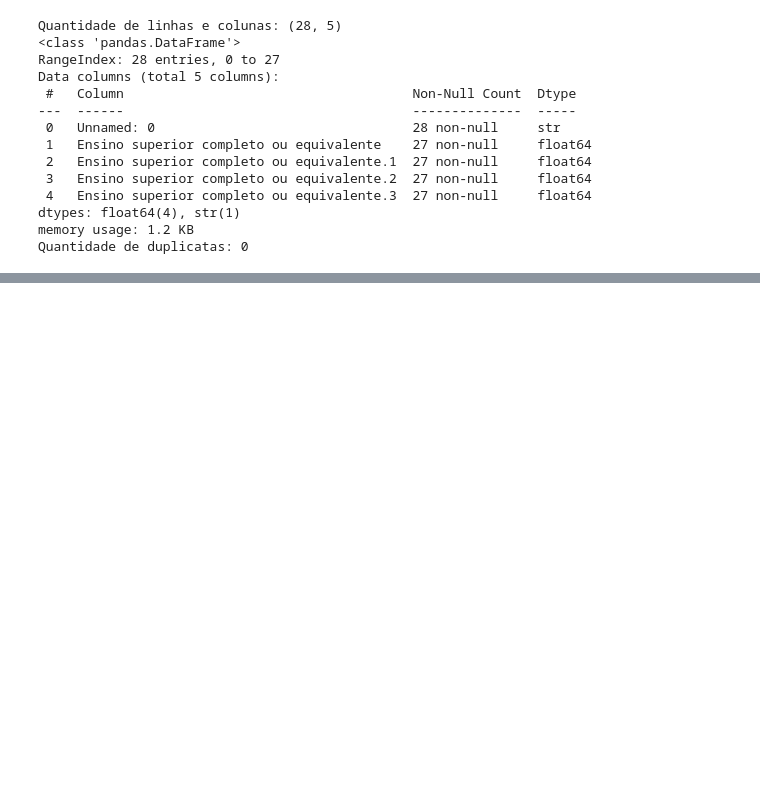
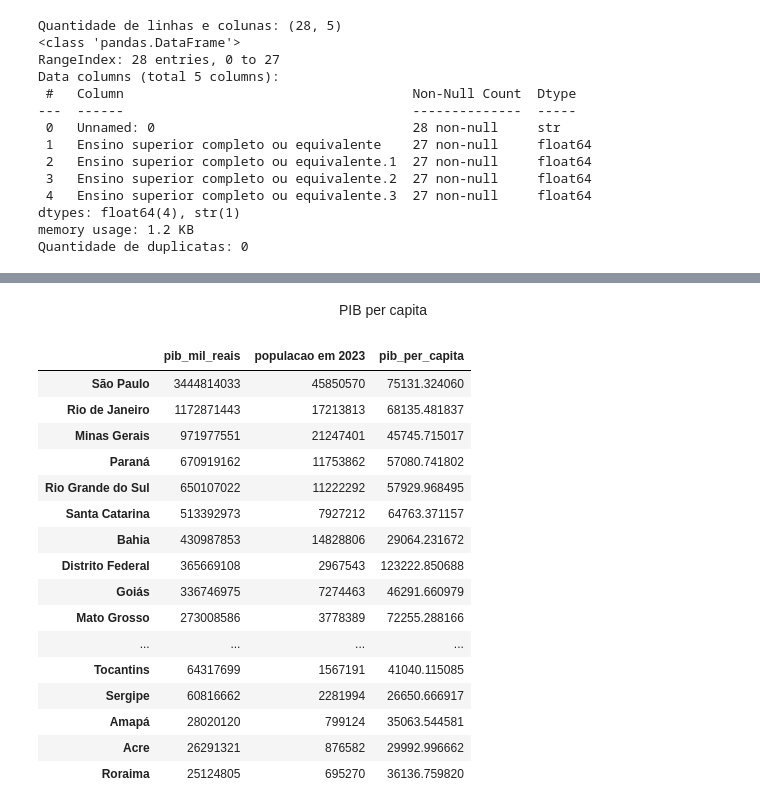
Before and after one commit to LiviaP24/mineracao-de-dados, a Jupyter notebook: trabalho.ipynb, the cells around one changed output, grey strips where cells are left out. Cells and saved outputs as stored; diff of their text form; code cells hidden in the pictures; blank space fills up the shorter version.

```diff
--- a/trabalho.ipynb
+++ b/trabalho.ipynb
@@ -8,13 +8,13 @@ Os datasets escolhidos foram:
 # %%
 import pandas as pd
 import numpy as np
+import matplotlib.pyplot as plt
 from pathlib import Path
 
 caminho1 = Path("datas/PIBMunicipios.csv")
 caminho2 = Path("datas/tabela_ensino.xlsx")
+caminho3 = Path("datas/projecoes_2024.xlsx")
 
 df_pib = pd.read_csv(caminho1, sep=';', skiprows=1, nrows=1, encoding='utf-8')
 df_educacao = pd.read_excel(caminho2, skiprows=4)
-
-display(df_pib)
-display(df_educacao)
+df_populacao = pd.read_excel(caminho3, skiprows=5, index_col=0)
@@ -128,0 +163,26 @@ memory usage: 1.7+ KB
+# %% [markdown]
+<p align='center'> PIB per capita </p>
+# %%
+df_pib_capita = df_pib_copy.join(df_populacao_por_uf)
+
+df_pib_capita['pib_per_capita'] = (df_pib_capita['pib_mil_reais'] * 1000) / (df_pib_capita['populacao em 2023'])
+
+display(df_pib_capita)
+# %% [output]
+|  | pib_mil_reais | populacao em 2023 | pib_per_capita |
+| São Paulo | 3444814033 | 45850570 | 75131.324060 |
+| Rio de Janeiro | 1172871443 | 17213813 | 68135.481837 |
+| Minas Gerais | 971977551 | 21247401 | 45745.715017 |
+| Paraná | 670919162 | 11753862 | 57080.741802 |
+| Rio Grande do Sul | 650107022 | 11222292 | 57929.968495 |
+| Santa Catarina | 513392973 | 7927212 | 64763.371157 |
+| Bahia | 430987853 | 14828806 | 29064.231672 |
+| Distrito Federal | 365669108 | 2967543 | 123222.850688 |
+| Goiás | 336746975 | 7274463 | 46291.660979 |
+| Mato Grosso | 273008586 | 3778389 | 72255.288166 |
+| ... | ... | ... | ... |
+| Tocantins | 64317699 | 1567191 | 41040.115085 |
+| Sergipe | 60816662 | 2281994 | 26650.666917 |
+| Amapá | 28020120 | 799124 | 35063.544581 |
+| Acre | 26291321 | 876582 | 29992.996662 |
+| Roraima | 25124805 | 695270 | 36136.759820 |
```
Also changed, not shown: parts of 15 cells of this notebook, 1 other file.
